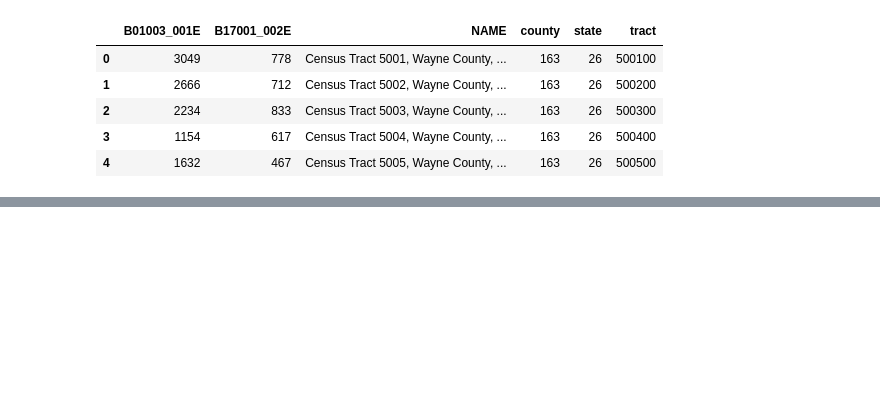
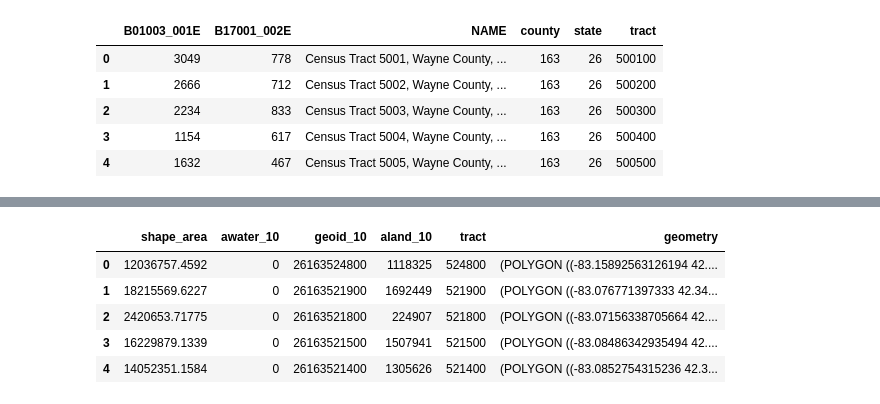
Before and after one commit to biskwikman/detroit-transport-access, a Jupyter notebook: census-api.ipynb, the cells around one changed output, grey strips where cells are left out. Drawn from its saved outputs; the diff is of its cells as text; code cells hidden in the pictures; blank space fills up the shorter version.

```diff
--- a/census-api.ipynb
+++ b/census-api.ipynb
@@ -20,0 +39,12 @@ pov_df.head()
+# %%
+##drop unnecessary columns
+tracts = tracts.drop(tracts.columns[np.r_[0, 1, 2, 5, 7, 8, 11, 12, 13]], axis=1)
+tracts = tracts.rename({'tractce_10':'tract'}, axis=1)
+tracts.head()
+# %% [output]
+|  | shape_area | awater_10 | geoid_10 | aland_10 | tract | geometry |
+| 0 | 12036757.4592 | 0 | 26163524800 | 1118325 | 524800 | (POLYGON ((-83.15892563126194 42.... |
+| 1 | 18215569.6227 | 0 | 26163521900 | 1692449 | 521900 | (POLYGON ((-83.076771397333 42.34... |
+| 2 | 2420653.71775 | 0 | 26163521800 | 224907 | 521800 | (POLYGON ((-83.07156338705664 42.... |
+| 3 | 16229879.1339 | 0 | 26163521500 | 1507941 | 521500 | (POLYGON ((-83.08486342935494 42.... |
+| 4 | 14052351.1584 | 0 | 26163521400 | 1305626 | 521400 | (POLYGON ((-83.0852754315236 42.3... |
```
Also changed, not shown: parts of 7 cells of this notebook, 3 other files.
